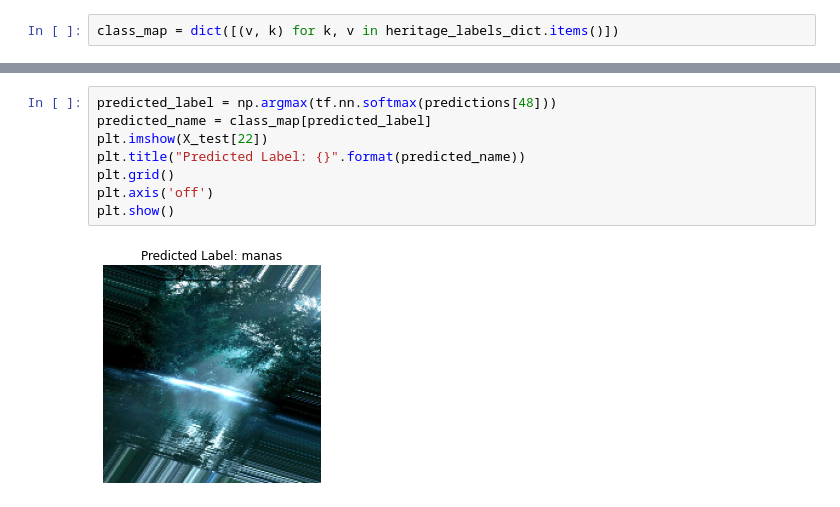
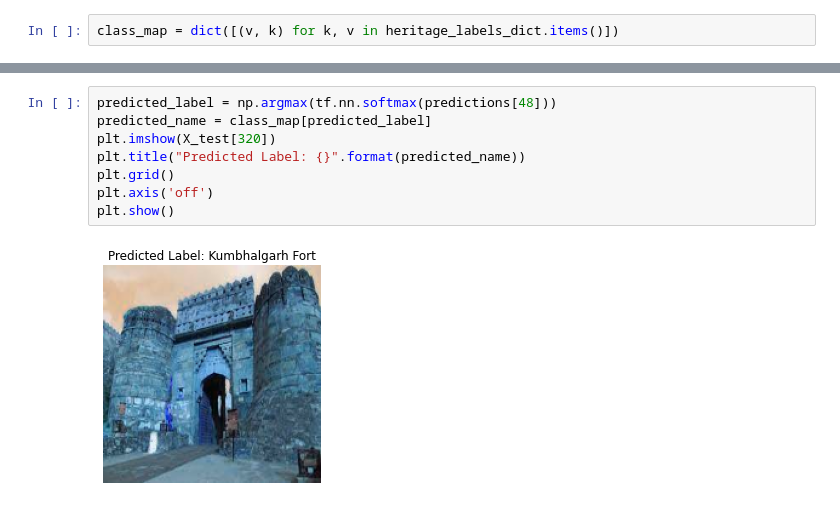
Before and after one commit to Disha2704/Classification-of-Architectural-Heritage-Images-Using-Deep-Learning-Techniques, a Jupyter notebook: heritage_prediction3.ipynb, the cells around one changed output, grey strips where cells are left out. Drawn from its saved outputs; the diff is of its cells as text.

```diff
--- a/heritage_prediction3.ipynb
+++ b/heritage_prediction3.ipynb
@@ -573,10 +582,10 @@ class_map
 # %%
 predicted_label = np.argmax(tf.nn.softmax(predictions[48]))
 predicted_name = class_map[predicted_label]
-plt.imshow(X_test[22])
+plt.imshow(X_test[320])
 plt.title("Predicted Label: {}".format(predicted_name))
 plt.grid()
 plt.axis('off')
 plt.show()
 # %% [output]
-[figure, old version]
+[figure, new version]
```
Also changed, not shown: parts of 11 cells of this notebook.
